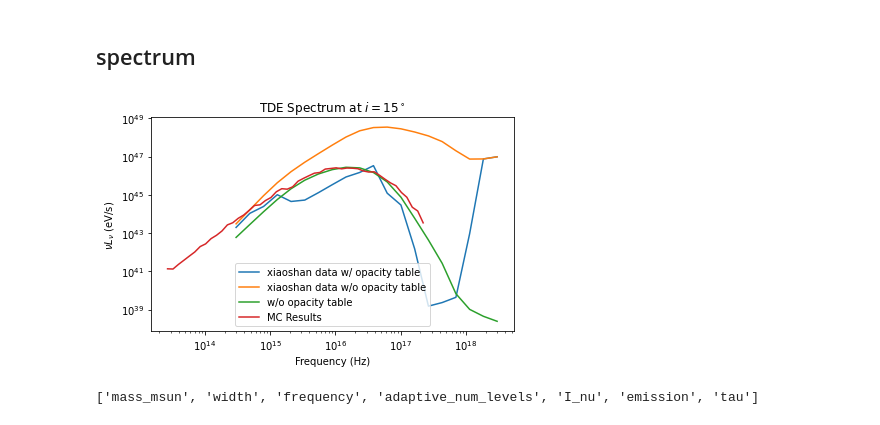
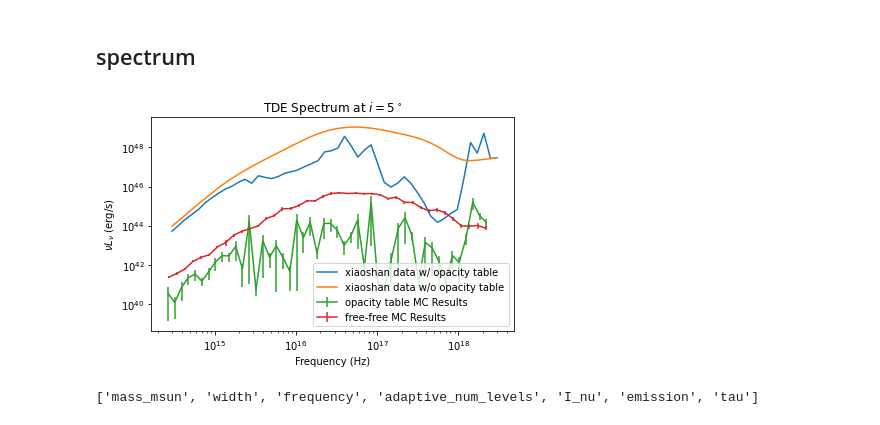
Before and after one commit to thomas-03/blacklight, a Jupyter notebook: scripts/imageFiles.ipynb, the cells around one changed output. Drawn from its saved outputs; the diff is of its cells as text; code cells hidden in the pictures.

```diff
--- a/scripts/imageFiles.ipynb
+++ b/scripts/imageFiles.ipynb
@@ -732,50 +732,60 @@ argumentDict['luminosity'] = True
 argumentDict['inclination'] = 15.0
 argumentDict['width'] = 200.0
 argumentDict['max_level'] = None
 argumentDict['adaptive_num_levels'] = None
 rg = gg_msun * argumentDict['mass'] / (c ** 2)
 
 
-flux1, freqs1 = sp.get_flux(**argumentDict)
+#flux1, freqs1 = sp.get_flux(**argumentDict)
 #convert flux to luminosity
-distance_cm = (argumentDict['distance']*rg)
-thetaWidth = (np.cos(np.radians(argumentDict['inclination'])-np.arctan(2*argumentDict['width']/argumentDict['distance']))-np.cos(np.radians(argumentDict['inclination'])+np.arctan(2*argumentDict['width']/argumentDict['distance'])))
-flux = (flux1*4*np.pi*distance_cm**2)/(thetaWidth*np.arctan(2*argumentDict['width']/argumentDict['distance']))
+#distance_cm = (argumentDict['distance']*rg)
+#thetaWidth = (np.cos(np.radians(argumentDict['inclination'])-np.arctan(2*argumentDict['width']/argumentDict['distance']))-np.cos(np.radians(argumentDict['inclination'])+np.arctan(2*argumentDict['width']/argumentDict['distance'])))
+#flux = (flux1*4*np.pi*distance_cm**2)/(thetaWidth*np.arctan(2*argumentDict['width']/argumentDict['distance']))
 #ax.plot(freqs1,freqs1*flux*eV,label='w/ opacity table')
 
-argumentDict['filename_data'] = '../output/xiaoshan_r1200_pinhole_tde1_inc15_opacityTable.npz'
+argumentDict['filename_data'] = '../output/xiaoshan_r1200_pinhole_tde1_inc5_opacityTable.npz'
+argumentDict['inclination'] = 5.0
+#argumentDict['distance'] = 800
 flux2, freqs2 = sp.get_flux(**argumentDict)
 thetaWidth = (np.cos(np.radians(argumentDict['inclination'])-np.arctan(2*argumentDict['width']/argumentDict['distance']))-np.cos(np.radians(argumentDict['inclination'])+np.arctan(2*argumentDict['width']/argumentDict['distance'])))
 flux = (flux2*4*np.pi*distance_cm**2)/(thetaWidth*np.arctan(2*argumentDict['width']/argumentDict['distance']))
 ax.plot(freqs2,freqs2*flux*eV,label='xiaoshan data w/ opacity table')
 
-argumentDict['filename_data'] = '../output/xiaoshan_r1200_pinhole_tde1_inc15.npz'
+argumentDict['filename_data'] = '../output/xiaoshan_r1200_pinhole_tde1_inc5.npz'
+#argumentDict['inclination'] = 45.0
+#argumentDict['distance'] = 1200
 flux2, freqs2 = sp.get_flux(**argumentDict)
 thetaWidth = (np.cos(np.radians(argumentDict['inclination'])-np.arctan(2*argumentDict['width']/argumentDict['distance']))-np.cos(np.radians(argumentDict['inclination'])+np.arctan(2*argumentDict['width']/argumentDict['distance'])))
 flux = (flux2*4*np.pi*distance_cm**2)/(thetaWidth*np.arctan(2*argumentDict['width']/argumentDict['distance']))
 ax.plot(freqs2,freqs2*flux*eV,label='xiaoshan data w/o opacity table')
 
 
-argumentDict['filename_data'] = '../output/r1200_pinhole_tde1335_inc15.npz'
-argumentDict['distance'] = 1200
-flux2, freqs2 = sp.get_flux(**argumentDict)
-thetaWidth = (np.cos(np.radians(argumentDict['inclination'])-np.arctan(2*argumentDict['width']/argumentDict['distance']))-np.cos(np.radians(argumentDict['inclination'])+np.arctan(2*argumentDict['width']/argumentDict['distance'])))
-flux = (flux2*4*np.pi*distance_cm**2)/(thetaWidth*np.arctan(2*argumentDict['width']/argumentDict['distance']))
-ax.plot(freqs2,freqs2*flux*eV,label='w/o opacity table')
+#argumentDict['filename_data'] = '../output/r1200_pinhole_tde1335_inc15.npz'
+#argumentDict['distance'] = 1200
+#flux2, freqs2 = sp.get_flux(**argumentDict)
+#thetaWidth = (np.cos(np.radians(argumentDict['inclination'])-np.arctan(2*argumentDict['width']/argumentDict['distance']))-np.cos(np.radians(argumentDict['inclination'])+np.arctan(2*argumentDict['width']/argumentDict['distance'])))
+#flux = (flux2*4*np.pi*distance_cm**2)/(thetaWidth*np.arctan(2*argumentDict['width']/argumentDict['distance']))
+#ax.plot(freqs2,freqs2*flux*eV,label='w/o opacity table')
 
-shaneResults = np.loadtxt('../spec.txt')
-ax.plot(shaneResults[:,0],shaneResults[:,1]*1e3,label='MC Results')
+shaneResults = np.loadtxt('../spectrum_xiaoshan_opacitytable.txt')
+#ax.plot(shaneResults[:,0],shaneResults[:,1]*1e3,label='MC Results')
+ax.errorbar(shaneResults[:,0]*1e3/h_ev,shaneResults[:,1],yerr=shaneResults[:,2],label='opacity table MC Results')
+
+shaneResults = np.loadtxt('../spectrum_musum.txt')
+#ax.plot(shaneResults[:,0],shaneResults[:,1]*1e3,label='MC Results')
+ax.errorbar(shaneResults[:,0]*1e3/h_ev,shaneResults[:,1],yerr=shaneResults[:,2],label='free-free MC Results')
 ax.legend()
 ax.set_xscale('log')
 ax.set_yscale('log')
 ax.set_xlabel('Frequency (Hz)')
-ax.set_ylabel('$\\nu L_\\nu$ (eV/s)')
-ax.set_title('TDE Spectrum at $i = 15^\\circ$')
+ax.set_ylabel('$\\nu L_\\nu$ (erg/s)')
+ax.set_title('TDE Spectrum at $i = 5^\\circ$')
+#ax.set_ylim(1e30,1e49)
 plt.tight_layout()
 #plt.savefig('../plots/tde1335_spectrum_opacitytable_test.png', bbox_inches='tight', dpi=300)
 plt.show()
 # %% [output]
-[figure, old version]
+[figure, new version]
 # %%
 file = np.load('../output/xiaoshan_r1200_pinhole_tde1_inc15_opacityTable.npz')
 print(list(file.keys()))
```
Also changed, not shown: 11 other files.
